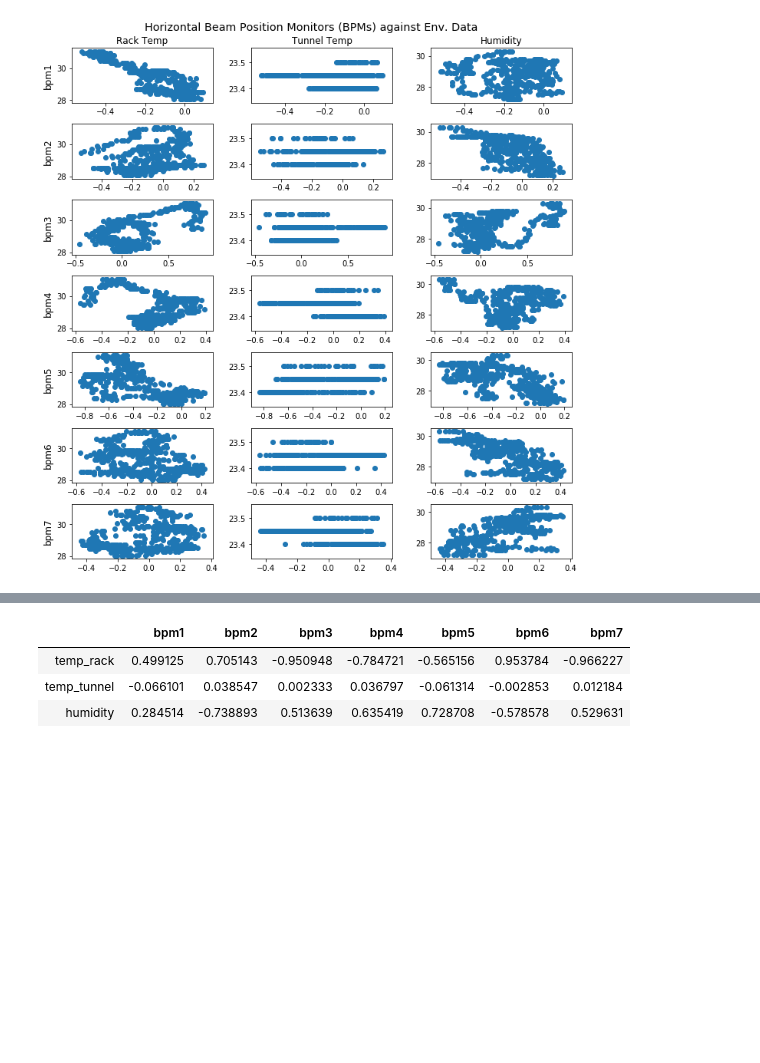
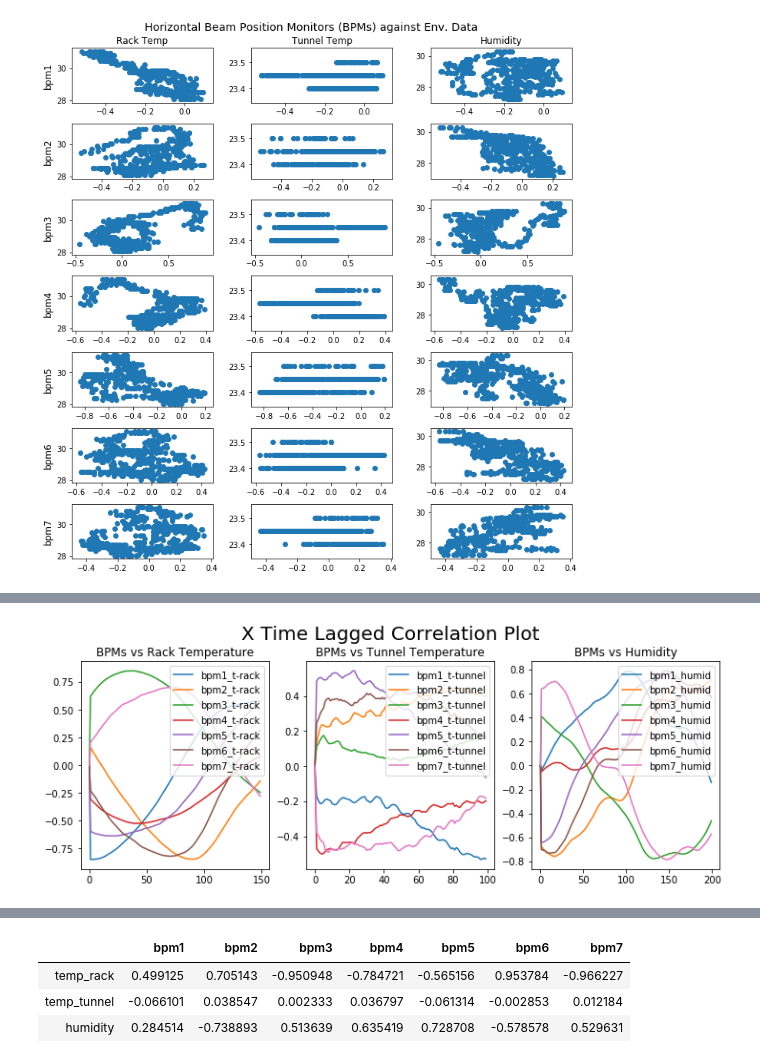
Before and after one commit to 20spaghetti/Electron-Beam-Position-Drift-Study, a Jupyter notebook: Electron Beam Position Drift Study.ipynb, the cells around one changed output, grey strips where cells are left out. Cells and saved outputs as stored; diff of their text form; code cells hidden in the pictures; blank space fills up the shorter version.

```diff
--- a/Electron Beam Position Drift Study.ipynb
+++ b/Electron Beam Position Drift Study.ipynb
@@ -753,0 +574,49 @@ Measure R after synchronisation / time warp
+# %%
+# X TLCC correlation plots
+
+cor_lag_x = pd.DataFrame(cor_lag_x)
+cor_lag_x.columns = ['bpm1_t-rack',
+              'bpm2_t-rack',
+              'bpm3_t-rack',
+              'bpm4_t-rack',
+              'bpm5_t-rack',
+              'bpm6_t-rack',
+              'bpm7_t-rack',
+             'bpm1_t-tunnel',
+              'bpm2_t-tunnel',
+              'bpm3_t-tunnel',
+              'bpm4_t-tunnel',
+              'bpm5_t-tunnel',
+              'bpm6_t-tunnel',
+              'bpm7_t-tunnel',
+             'bpm1_humid',
+              'bpm2_humid',
+              'bpm3_humid',
+              'bpm4_humid',
+              'bpm5_humid',
+              'bpm6_humid',
+              'bpm7_humid']
+
+fig, axes= plt.subplots(nrows=1, ncols=3)
+
+axes[0].set_title('BPMs vs Rack Temperature')
+axes[0].plot(cor_lag_x.iloc[0:150,0:7])
+axes[0].legend(list(cor_lag_x.iloc[:,0:7].columns), loc = 'upper right')
+
+
+axes[1].set_title('BPMs vs Tunnel Temperature')
+axes[1].plot(cor_lag_x.iloc[0:100,7:14])
+axes[1].legend(list(cor_lag_x.iloc[:,7:14].columns), loc = 'upper right')
+
+
+axes[2].set_title('BPMs vs Humidity')
+axes[2].plot(cor_lag_x.iloc[0:200,14:21])
+axes[2].legend(list(cor_lag_x.iloc[:,14:21].columns), loc = 'upper right')
+
+fig.suptitle('X Time Lagged Correlation Plot', fontsize=20, y=1.01)
+
+fig.set_figwidth(12)
+
+plt.show()
+# %% [output]
+[figure, added]
```
Also changed, not shown: parts of 45 cells of this notebook.
